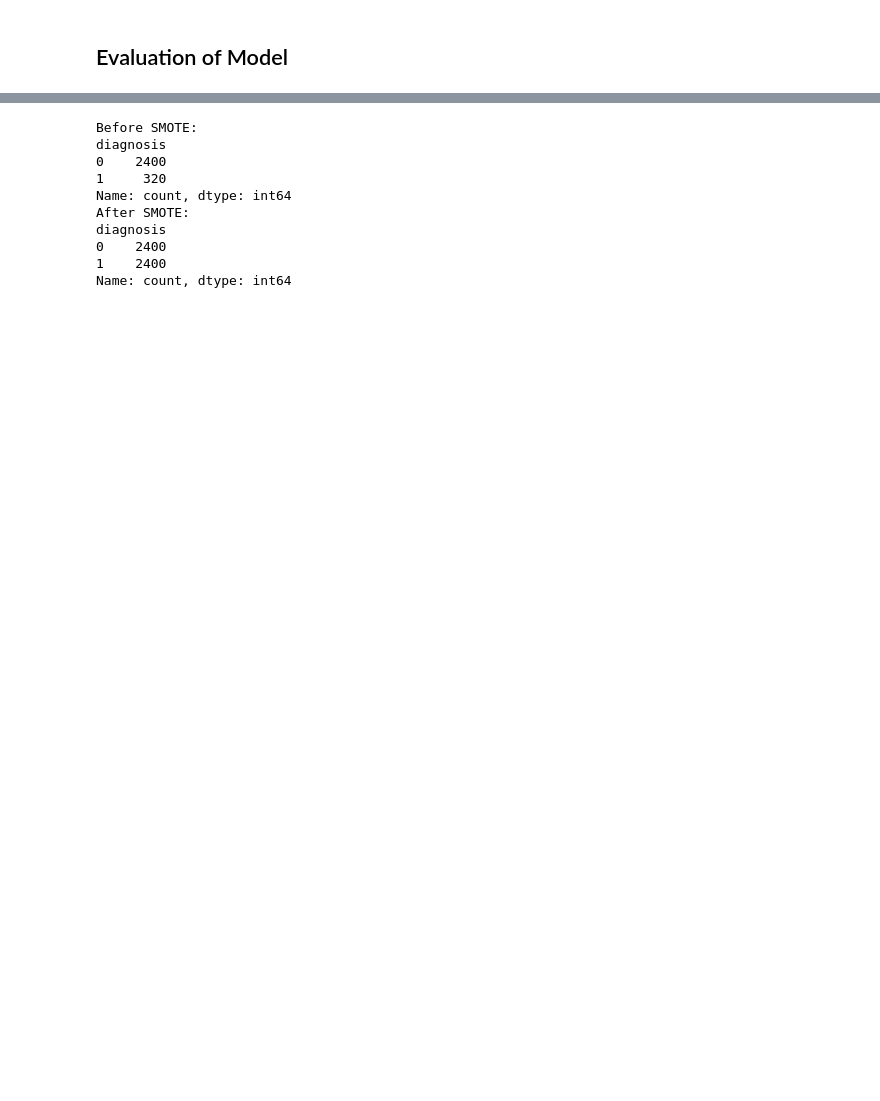
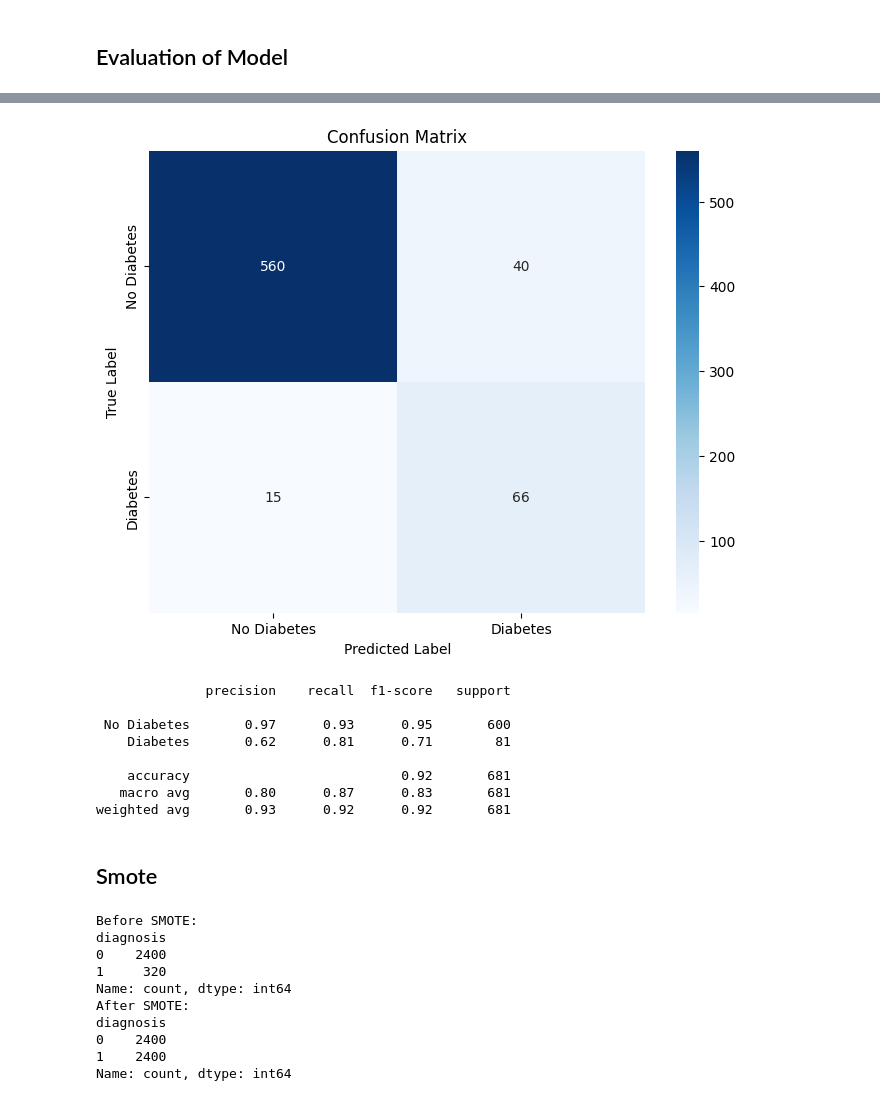
Before and after one commit to maryellenmarino/Cognitive_ModelingS24, a Jupyter notebook: finalProject/nhanes.ipynb, the cells around one changed output, grey strips where cells are left out. Saved outputs shown, nothing was run; the diff lists cells and outputs as text; code cells hidden in the pictures; blank space fills up the shorter version.

```diff
--- a/finalProject/nhanes.ipynb
+++ b/finalProject/nhanes.ipynb
@@ -189,0 +253,19 @@ weighted avg       0.93      0.93      0.93       681
+# %%
+# Predict classes using the test set
+y_pred = weighted_model.predict(X_test_transformed)
+y_pred_classes = (y_pred > 0.5).astype(int)
+
+# Generate the confusion matrix
+cm = confusion_matrix(y_test, y_pred_classes)
+
+# Plotting the confusion matrix
+plt.figure(figsize=(8, 6))
+sns.heatmap(cm, annot=True, fmt='d', cmap='Blues', xticklabels=['No Diabetes', 'Diabetes'], yticklabels=['No Diabetes', 'Diabetes'])
+plt.xlabel('Predicted Label')
+plt.ylabel('True Label')
+plt.title('Confusion Matrix')
+plt.show()
+
+# Optionally, print classification report for precision, recall, f1-score
+print(classification_report(y_test, y_pred_classes, target_names=['No Diabetes', 'Diabetes']))
+# %% [output]
@@ -190,2 +273,13 @@ weighted avg       0.93      0.93      0.93       681
+[figure, added]
+              precision    recall  f1-score   support
+
+ No Diabetes       0.97      0.93      0.95       600
+    Diabetes       0.62      0.81      0.71        81
+
+    accuracy                           0.92       681
+   macro avg       0.80      0.87      0.83       681
+weighted avg       0.93      0.92      0.92       681
+# %% [markdown]
+## Smote
 # %%
 # Split data into X and y
```
Also changed, not shown: parts of 43 cells of this notebook, 1 other file.
